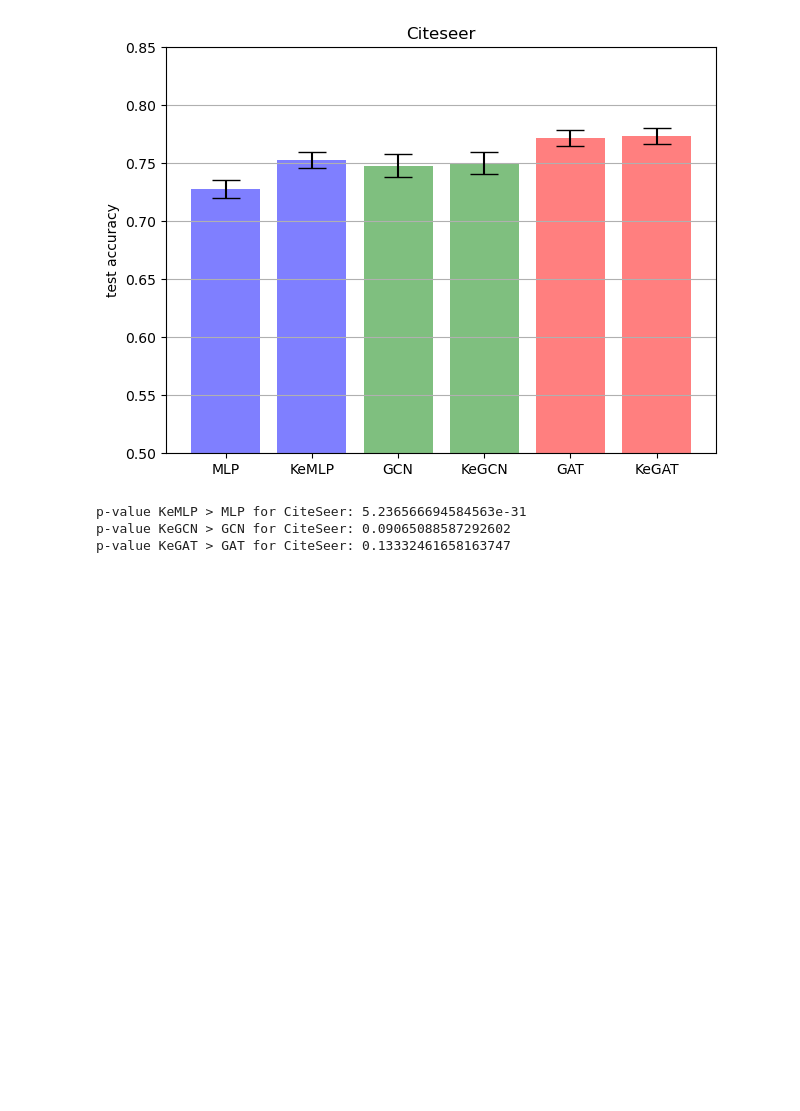
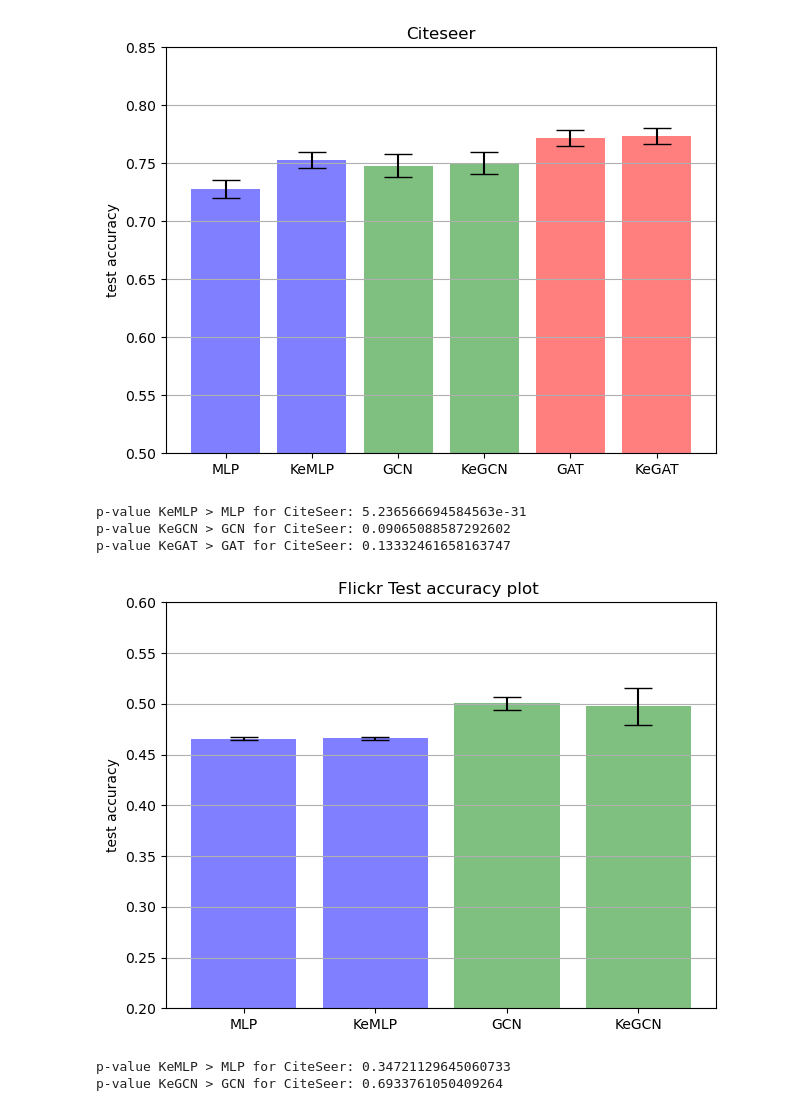
Before and after one commit to LuisaWerner/kegnn, a Jupyter notebook: KENN-Experiments/results_analysis.ipynb, the cells around one changed output. Saved outputs shown, nothing was run; the diff lists cells and outputs as text; code cells hidden in the pictures; blank space fills up the shorter version.

Commit message:
added results for PubMed and Flickr (GAT still missing)

```diff
--- a/KENN-Experiments/results_analysis.ipynb
+++ b/KENN-Experiments/results_analysis.ipynb
@@ -31,12 +31,12 @@ citeseer_kenn_gcn=api.run("luisawerner/nesy23/lsrwas08").summary['test_accuracie
 citeseer_gat = api.run("luisawerner/nesy23/2qcz3ccs").summary['test_accuracies']
 citeseer_kenn_gat = api.run("luisawerner/nesy23/nfvfp6nj").summary['test_accuracies']
 # %%
-flickr_mlp=api.run("luisawerner/ijcai23/27trpunh").summary['test_accuracies']
-flickr_kenn_mlp=api.run("luisawerner/ijcai23/3myuzhfp").summary['test_accuracies']
-flickr_gcn=api.run("luisawerner/ijcai23/30cv2k54").summary['test_accuracies']
-flickr_kenn_gcn=api.run("luisawerner/ijcai23/1w4ahs05").summary['test_accuracies']
-# pubmed_gat = api.run("luisawerner/ijcai23/26e1ecjo").summary['test_accuracies']
-# pubmed_kenn_gat = api.run("luisawerner/ijcai23/26e1ecjo").summary['test_accuracies']
+flickr_mlp=api.run("luisawerner/nesy23/39y1lkxu").summary['test_accuracies']
+flickr_kenn_mlp=api.run("luisawerner/nesy23/18bmvs3p").summary['test_accuracies']
+flickr_gcn=api.run("luisawerner/nesy23/2yg139x5").summary['test_accuracies']
+flickr_kenn_gcn=api.run("luisawerner/nesy23/2a90jqbn").summary['test_accuracies']
+# flickr_gat = api.run("luisawerner/ijcai23/26e1ecjo").summary['test_accuracies']
+# flickr_kenn_gat = api.run("luisawerner/ijcai23/26e1ecjo").summary['test_accuracies']
 # %% [markdown]
 # 2. View Results
 ## Cora Dataset
@@ -94,25 +98,30 @@ p-value KeMLP > MLP for CiteSeer: 5.236566694584563e-31
 p-value KeGCN > GCN for CiteSeer: 0.09065088587292602
 p-value KeGAT > GAT for CiteSeer: 0.13332461658163747
 # %%
-#flickr
-# means = [np.mean(flickr_mlp), np.mean(flickr_kenn_mlp), np.mean(flickr_gcn), np.mean(flickr_kenn_gcn)]
-# errors = [np.std(flickr_mlp), np.std(flickr_kenn_mlp), np.std(flickr_gcn), np.std(flickr_kenn_gcn)]
-# fig, ax = plt.subplots()
-# ax.bar(xpos, means, yerr=errors, align='center', alpha=0.5, ecolor='black', capsize=10)
-# ax.set_ylabel('test accuracy')
-# ax.set_xticks(xpos)
-# ax.set_xticklabels(['MLP', 'KeMLP', 'GCN', 'KeGCN'])
-# ax.set_title('Flickr Test accuracy plot ')
-# ax.yaxis.grid(True)
+# flickr
+xpos = np.arange(4)
+means = [np.mean(flickr_mlp), np.mean(flickr_kenn_mlp), np.mean(flickr_gcn), np.mean(flickr_kenn_gcn)]
+errors = [np.std(flickr_mlp), np.std(flickr_kenn_mlp), np.std(flickr_gcn), np.std(flickr_kenn_gcn)]
+fig, ax = plt.subplots()
+ax.bar(xpos, means, yerr=errors, align='center', alpha=0.5, ecolor='black', capsize=10, color=color)
+ax.set_ylabel('test accuracy')
+ax.set_xticks(xpos)
+ax.set_xticklabels(['MLP', 'KeMLP', 'GCN', 'KeGCN'])
+ax.set_title('Flickr Test accuracy plot ')
+ax.yaxis.grid(True)
 
 # Save the figure and show
-# plt.ylim(0.2, 0.6)
-# plt.tight_layout()
-# plt.savefig('flickr_error_bars.png')
-# plt.show()
+plt.ylim(0.2, 0.6)
+plt.tight_layout()
+plt.savefig('flickr_error_bars.png')
+plt.show()
 
-#print(f'p-value KeMLP > MLP for CiteSeer: {scipy.stats.ttest_ind(flickr_kenn_mlp, flickr_mlp, alternative="greater")[1]}')
-#print(f'p-value KeGCN > GCN for CiteSeer: {scipy.stats.ttest_ind(flickr_kenn_gcn, flickr_gcn, alternative="greater")[1]}')
+print(f'p-value KeMLP > MLP for Flickr: {scipy.stats.ttest_ind(flickr_kenn_mlp, flickr_mlp, alternative="greater")[1]}')
+print(f'p-value KeGCN > GCN for Flickr: {scipy.stats.ttest_ind(flickr_kenn_gcn, flickr_gcn, alternative="greater")[1]}')
 # print(f'p-value KeGAT > GAT for CiteSeer: {scipy.stats.ttest_ind(flickr_kenn_gat, flickr_gat, alternative="greater")[1]}')
+# %% [output]
+[figure, added]
+p-value KeMLP > MLP for CiteSeer: 0.34721129645060733
+p-value KeGCN > GCN for CiteSeer: 0.6933761050409264
 # %%
 # PubMed
```
Also changed, not shown: parts of 4 cells of this notebook.
